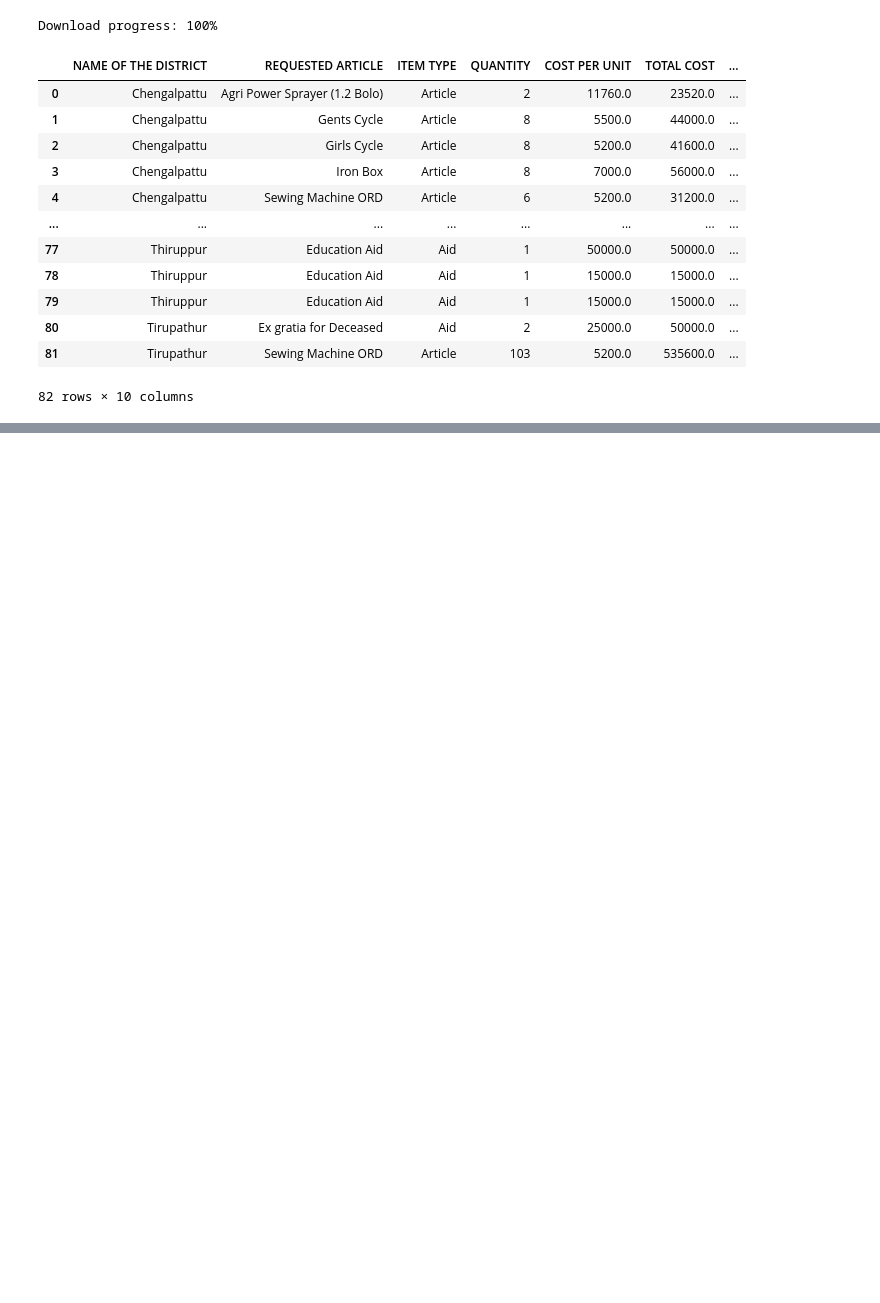
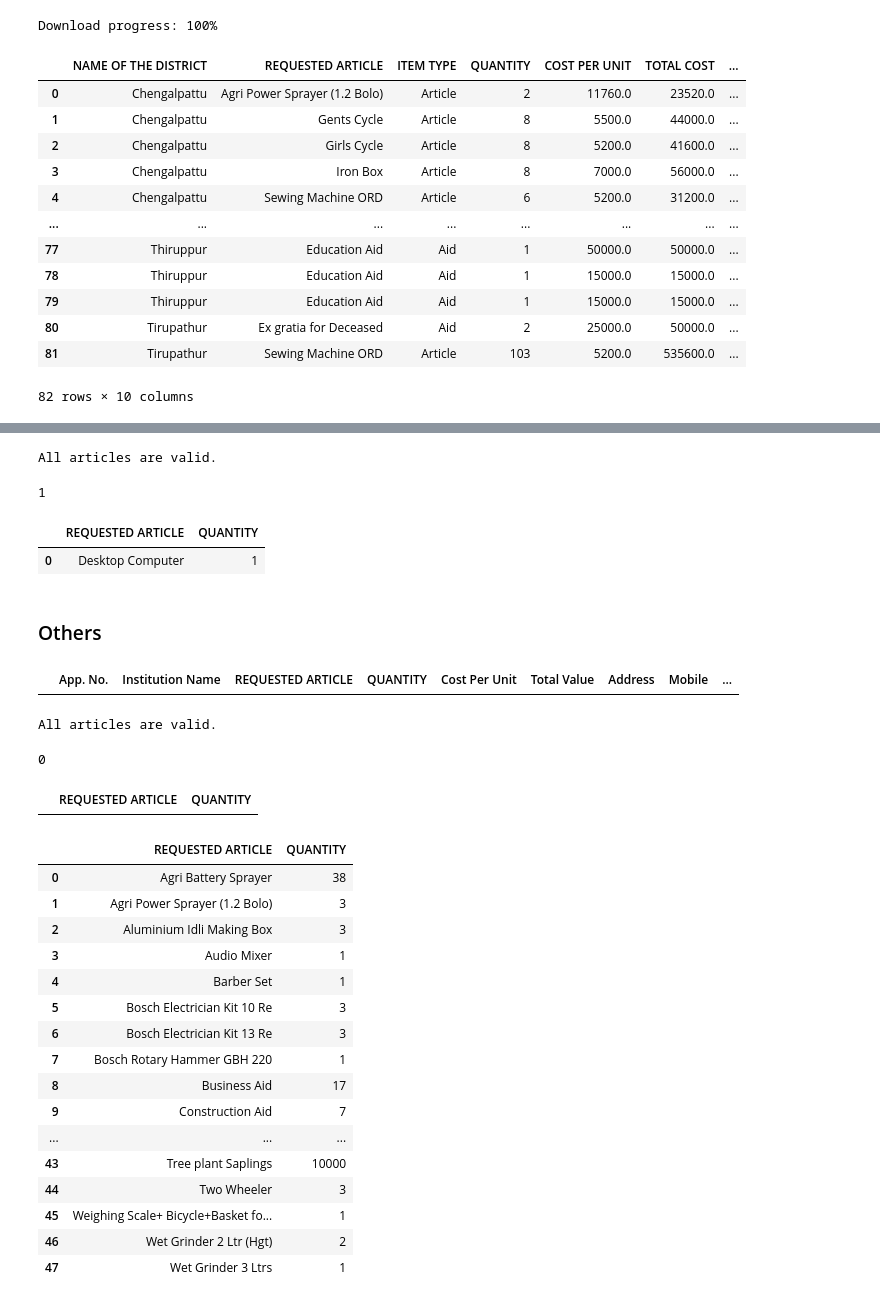
Before and after one commit to ash-sha/MNP25, a Jupyter notebook: codes/frontend.ipynb, the cells around one changed output, grey strips where cells are left out. Drawn from its saved outputs; the diff is of its cells as text; code cells hidden in the pictures; blank space fills up the shorter version.

```diff
--- a/codes/frontend.ipynb
+++ b/codes/frontend.ipynb
@@ -141,0 +183,4 @@ Download progress: 100%
+# %%
+inst = read_file(inst_data_id).rename(columns={"Article Name":"REQUESTED ARTICLE","Quantity": "QUANTITY"})
+inst_df = inst[inst["Beneficiary Type"]=="Institution"]
+inst_df
@@ -141,0 +191,55 @@ Download progress: 100%
+# %%
+valid_articles(inst_df["REQUESTED ARTICLE"])
+# %% [output]
+All articles are valid.
+# %%
+inst_df["REQUESTED ARTICLE"].nunique()
+# %% [output]
+1
+# %%
+inst_req = inst_df.groupby(["REQUESTED ARTICLE"],as_index=False)["QUANTITY"].sum()
+inst_req
+# %% [output]
+|  | REQUESTED ARTICLE | QUANTITY |
+| 0 | Desktop Computer | 1 |
+# %% [markdown]
+### Others
+# %%
+oth_df = inst[inst["Beneficiary Type"]=="Others"]
+oth_df
+# %% [output]
+|  | App. No. | Institution Name | REQUESTED ARTICLE | QUANTITY | Cost Per Unit | Total Value | Address | Mobile | ... |
+# %%
+valid_articles(oth_df["REQUESTED ARTICLE"])
+# %% [output]
+All articles are valid.
+# %%
+oth_df["REQUESTED ARTICLE"].nunique()
+# %% [output]
+0
+# %%
+oth_req = oth_df.groupby(["REQUESTED ARTICLE"],as_index=False)["QUANTITY"].sum()
+oth_req
+# %% [output]
+|  | REQUESTED ARTICLE | QUANTITY |
+# %%
+total_qty = pd.concat([district_req, public_req,inst_req,oth_req]).groupby('REQUESTED ARTICLE', as_index=False).sum()
+total_qty
+# %% [output]
+|  | REQUESTED ARTICLE | QUANTITY |
+| 0 | Agri Battery Sprayer | 38 |
+| 1 | Agri Power Sprayer (1.2 Bolo) | 3 |
+| 2 | Aluminium Idli Making Box | 3 |
+| 3 | Audio Mixer | 1 |
+| 4 | Barber Set | 1 |
+| 5 | Bosch Electrician Kit 10 Re | 3 |
+| 6 | Bosch Electrician Kit 13 Re | 3 |
+| 7 | Bosch Rotary Hammer GBH 220 | 1 |
+| 8 | Business Aid | 17 |
+| 9 | Construction Aid | 7 |
+| ... | ... | ... |
+| 43 | Tree plant Saplings | 10000 |
+| 44 | Two Wheeler | 3 |
+| 45 | Weighing Scale+ Bicycle+Basket fo... | 1 |
+| 46 | Wet Grinder 2 Ltr (Hgt) | 2 |
+| 47 | Wet Grinder 3 Ltrs | 1 |
```
Also changed, not shown: parts of 11 cells of this notebook, 2 other files.
